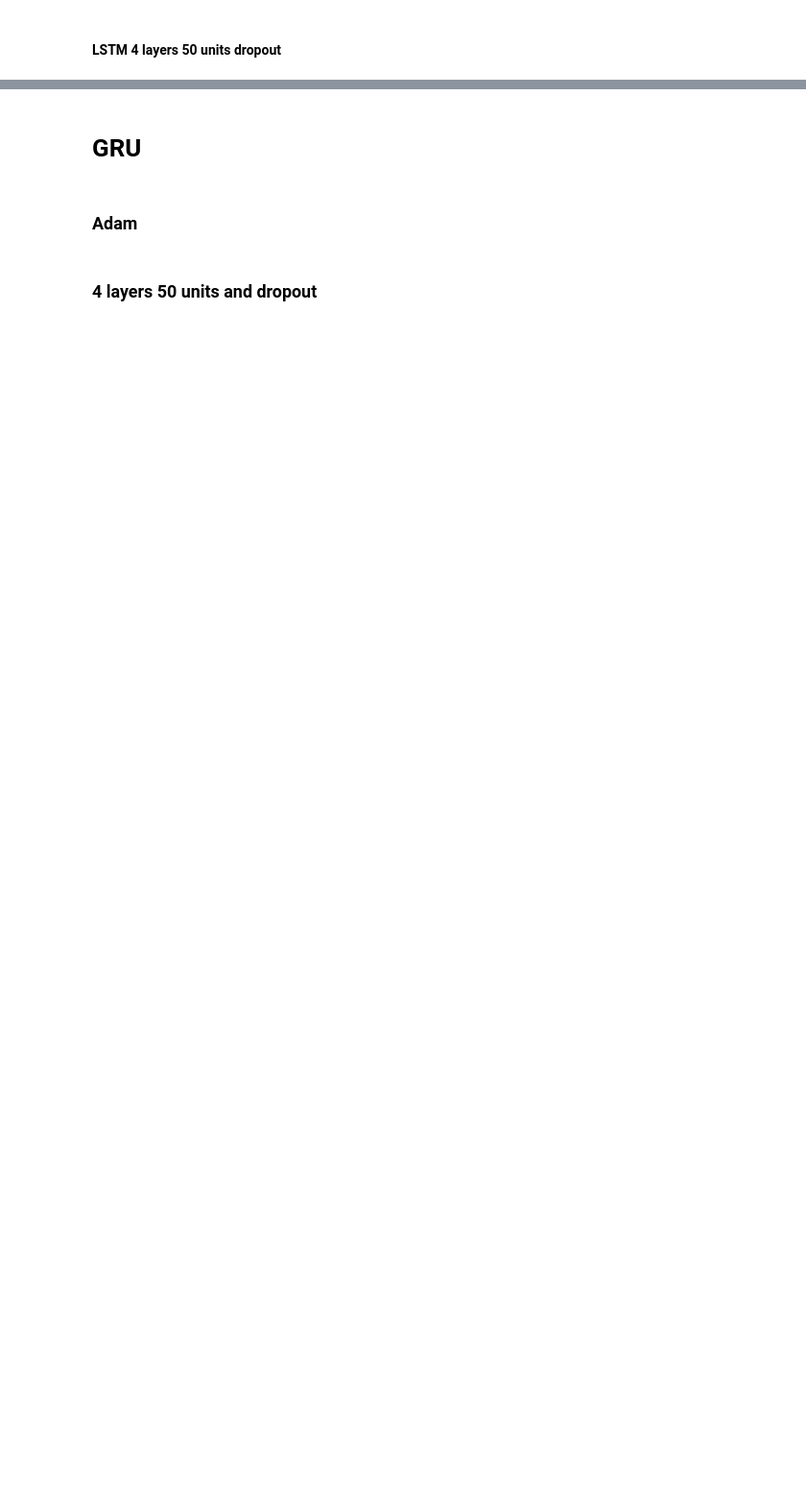
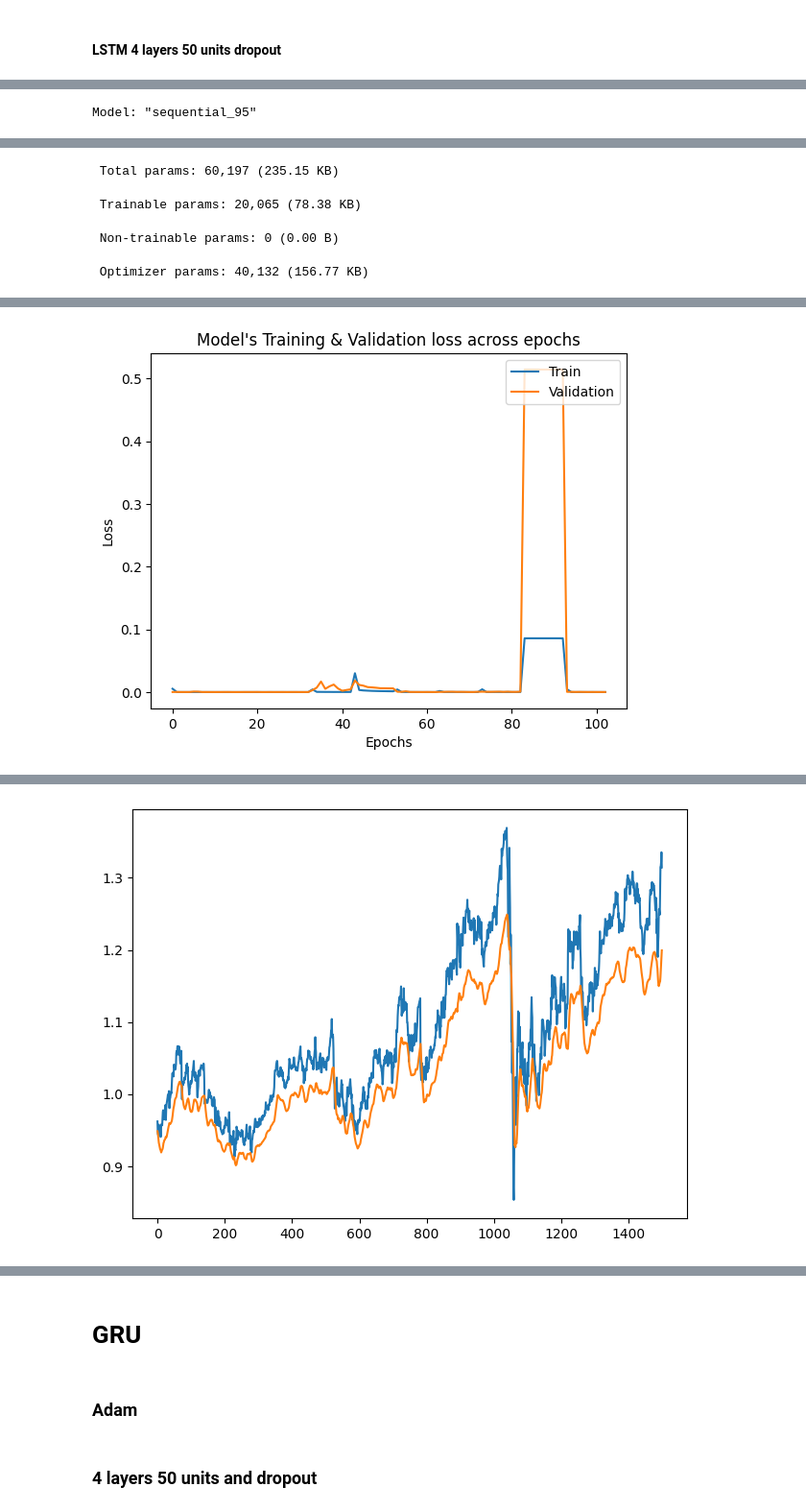
Before and after one commit to milicaj00/ML-Forecasting, a Jupyter notebook: main1 copy 2.ipynb, the cells around one changed output, grey strips where cells are left out. Shown at 96% size. Drawn from its saved outputs; the diff is of its cells as text; code cells hidden in the pictures; blank space fills up the shorter version.

```diff
--- a/main1 copy 2.ipynb
+++ b/main1 copy 2.ipynb
@@ -780,0 +785,21 @@ print_result(regressorLSTM, 'LSTM 4 layers 50 units dropout', X_test, Y_test)
+# %%
+model = Sequential([layers.Input((3, 1)),
+                    layers.LSTM(64),
+                    layers.Dense(32, activation='relu'),
+                    layers.Dense(32, activation='relu'),
+                    layers.Dense(1)])
+
+model.compile(loss='mse',
+              optimizer=Adamax(learning_rate=0.001),
+              metrics=['mean_absolute_error'],
+             )
+
+model.fit(X_train, Y_train, validation_data=(X_val, Y_val), epochs=50,  callbacks=[history, early_stopping])
+
+
+model.summary()
+result = model.evaluate(X_test,Y_test)
+
+plotloss(history)
+print_result(model, 'LSTM 64, Dense 2 25,1,  Adamax', X_test, Y_test)
+# %% [output]
@@ -780,0 +826 @@ print_result(regressorLSTM, 'LSTM 4 layers 50 units dropout', X_test, Y_test)
+Model: "sequential_95"
@@ -780,0 +838,4 @@ print_result(regressorLSTM, 'LSTM 4 layers 50 units dropout', X_test, Y_test)
+ Total params: 60,197 (235.15 KB)
+ Trainable params: 20,065 (78.38 KB)
+ Non-trainable params: 0 (0.00 B)
+ Optimizer params: 40,132 (156.77 KB)
@@ -780,0 +843 @@ print_result(regressorLSTM, 'LSTM 4 layers 50 units dropout', X_test, Y_test)
+[figure, added]
@@ -780,0 +845 @@ print_result(regressorLSTM, 'LSTM 4 layers 50 units dropout', X_test, Y_test)
+[figure, added]
```
Also changed, not shown: parts of 46 cells of this notebook.
